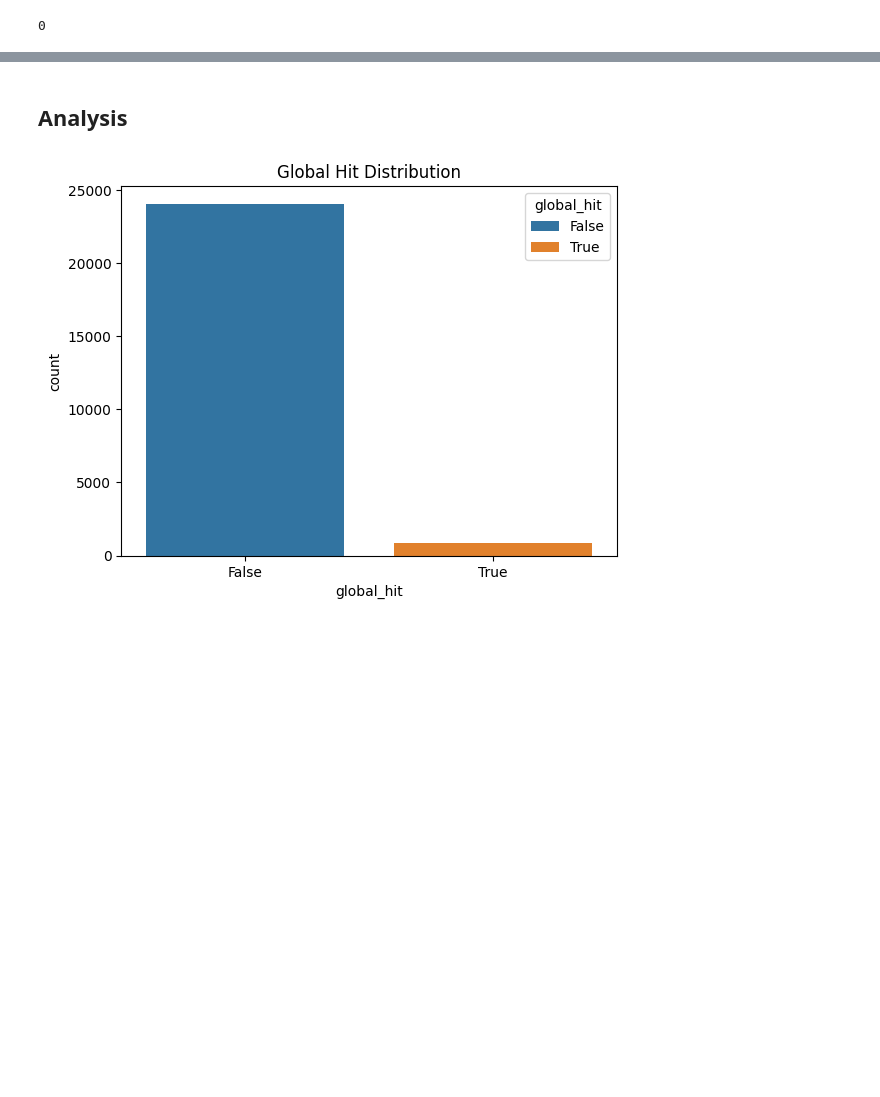
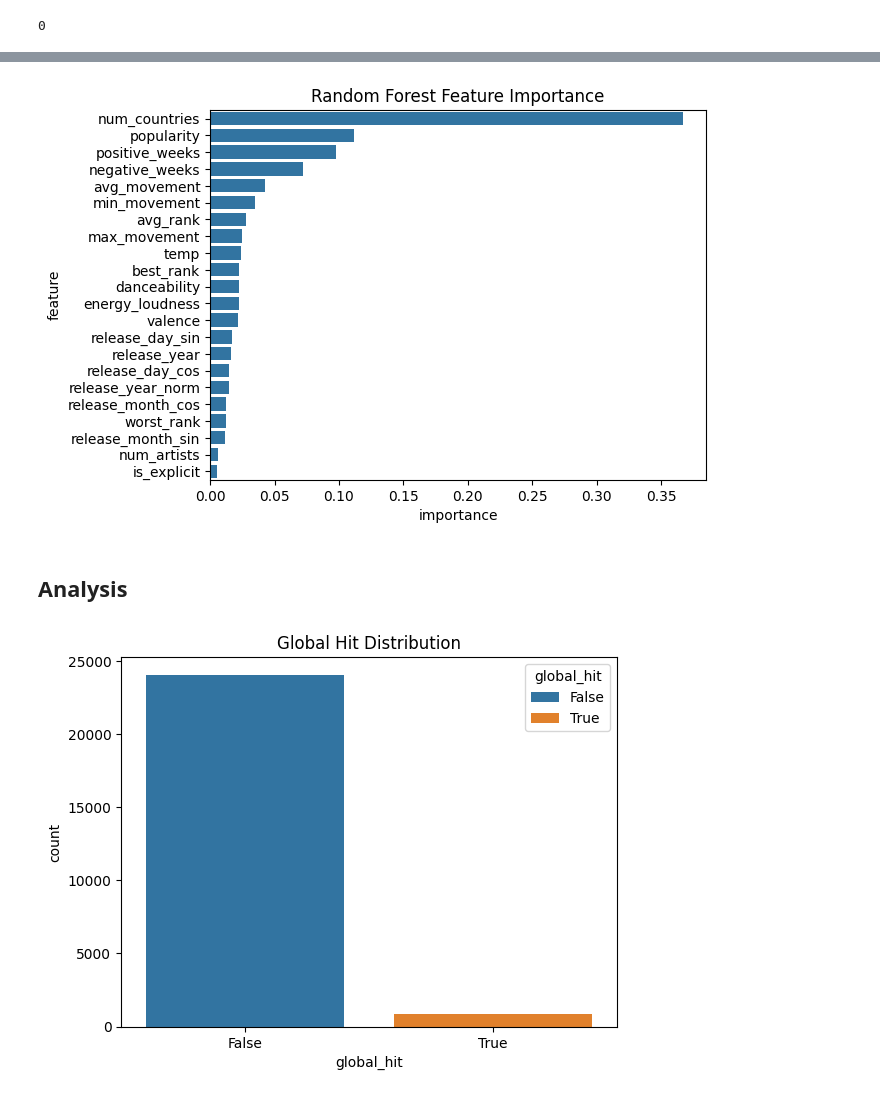
Before and after one commit to fdac25/spTrends, a Jupyter notebook: analytics/spotifyAnalytics.ipynb, the cells around one changed output, grey strips where cells are left out. Saved outputs shown, nothing was run; the diff lists cells and outputs as text; code cells hidden in the pictures; blank space fills up the shorter version.

```diff
--- a/analytics/spotifyAnalytics.ipynb
+++ b/analytics/spotifyAnalytics.ipynb
@@ -174,0 +232,12 @@ display(song_df.head())
+# %%
+# Scale numeric features
+numeric_features = X_train.select_dtypes(include=['number']).columns.tolist()
+scaler = StandardScaler()
+train_scaled = scaler.fit_transform(X_train[numeric_features])
+val_scaled = scaler.transform(X_val[numeric_features])
+
+train_scaled_df = pd.DataFrame(train_scaled, columns=numeric_features, index=X_train.index)
+val_scaled_df = pd.DataFrame(val_scaled, columns=numeric_features, index=X_val.index)
+
+X_train_scaled = pd.concat([train_scaled_df, X_train.drop(columns=numeric_features)], axis=1)
+X_val_scaled = pd.concat([val_scaled_df, X_val.drop(columns=numeric_features)], axis=1)
@@ -175,3 +295,14 @@ display(song_df.head())
+# %%
+feature_importances = pd.DataFrame({
+    'feature': X_train_scaled.columns,
+    'importance': rf.feature_importances_
+}).sort_values(by='importance', ascending=False)
+
+sns.barplot(x='importance', y='feature', data=feature_importances)
+plt.title("Random Forest Feature Importance")
+plt.show()
+# %% [output]
+[figure, added]
 # %% [markdown]
 ## Analysis
 # %%
```
Also changed, not shown: parts of 16 cells of this notebook.
